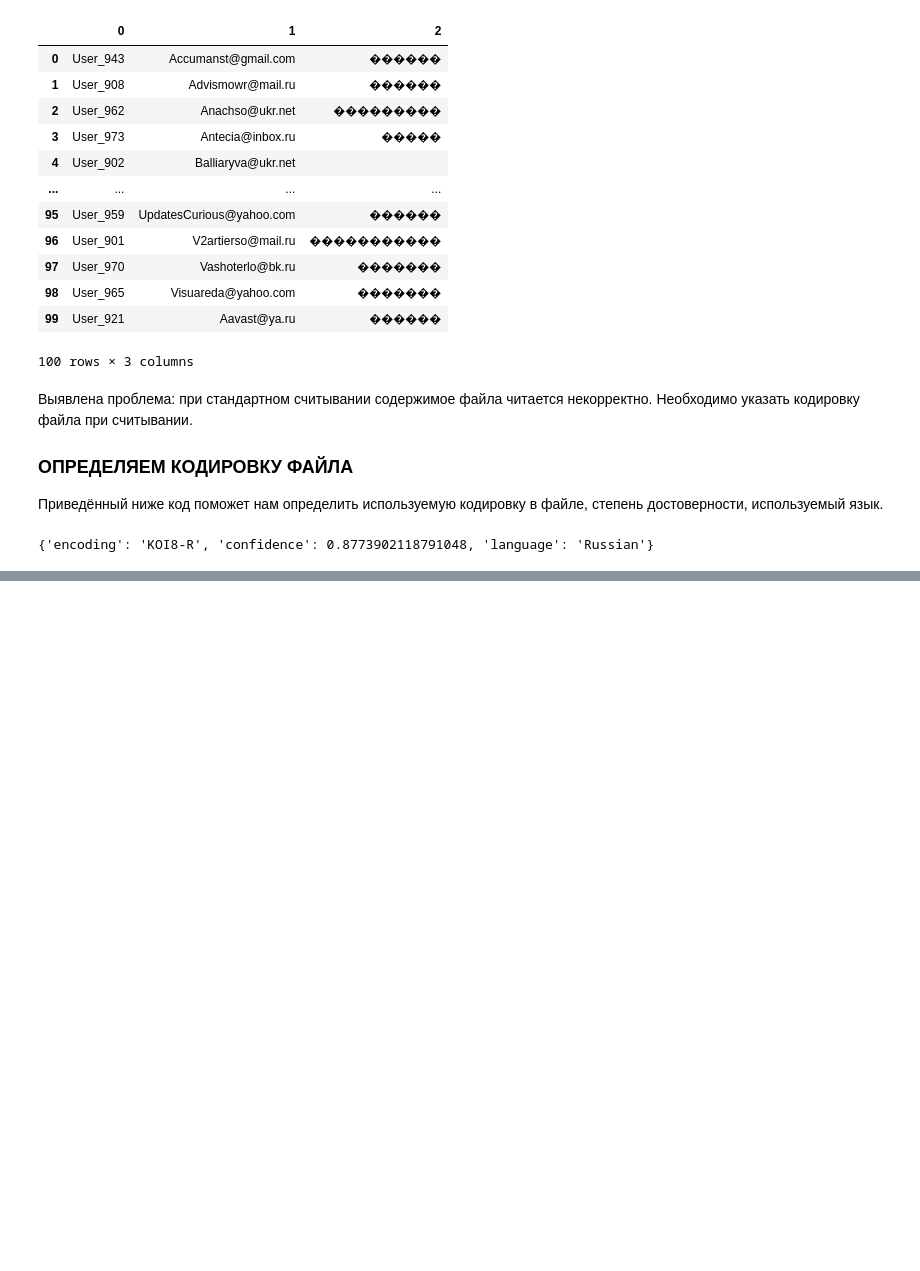
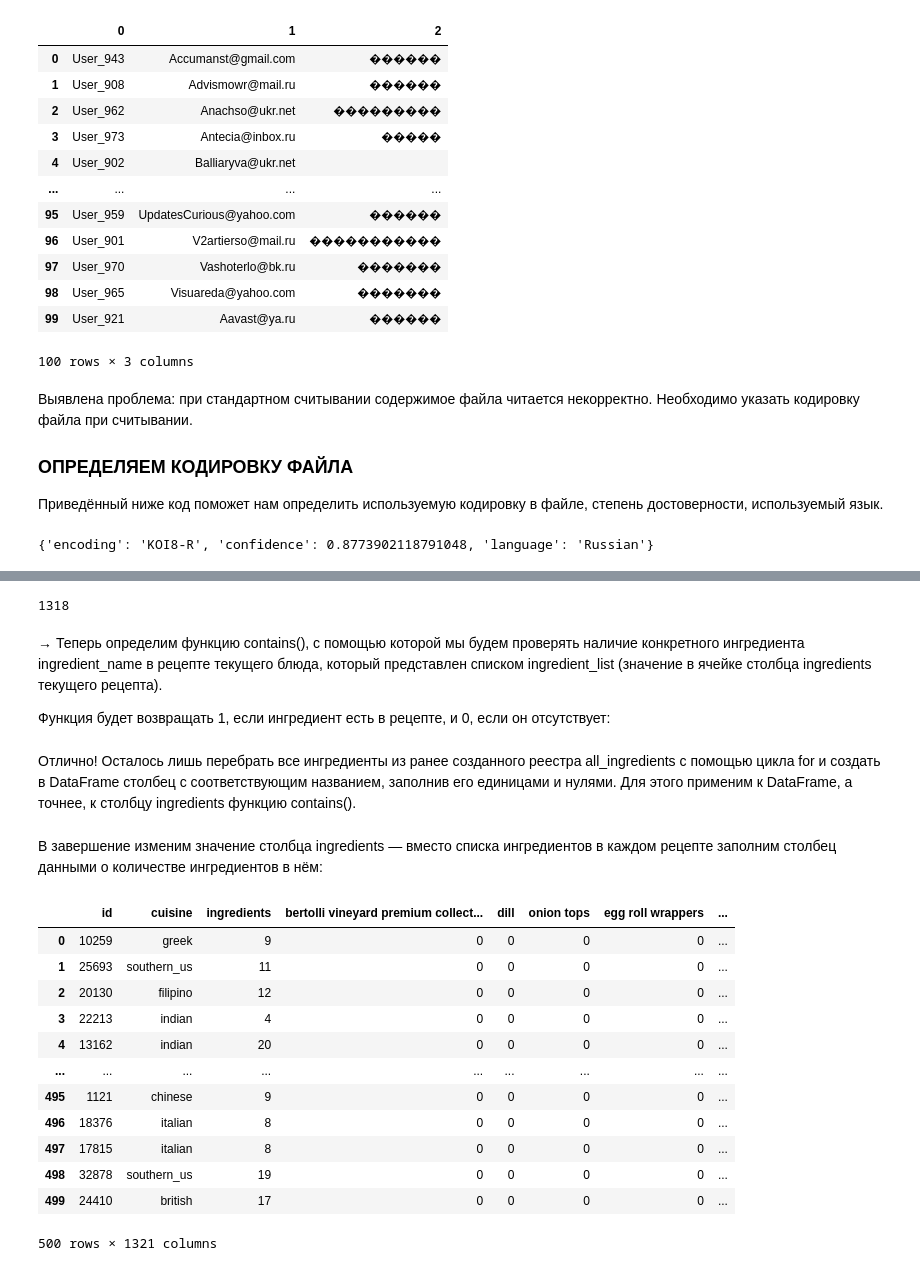
Before and after one commit to IvanMonakov/DataScience, a Jupyter notebook: PY_16_Uploading data/Uploading data.ipynb, the cells around one changed output, grey strips where cells are left out. Drawn from its saved outputs; the diff is of its cells as text; code cells hidden in the pictures; blank space fills up the shorter version.

```diff
--- a/PY_16_Uploading data/Uploading data.ipynb
+++ b/PY_16_Uploading data/Uploading data.ipynb
@@ -130,0 +519,8 @@ print(detector.close())
+# %%
+# Импортируем модуль pandas
+import pandas as pd
+# Создаём объект DataFrame, загружая содержимое файла recipes.json
+df = pd.read_json('data/recipes.json')
+
+# Выводим на экран первые строки полученного DataFrame
+display(df.head())
@@ -130,0 +567,51 @@ print(detector.close())
+# %%
+
+all_ingredients = set(ingredient for recipe in recipes for ingredient in recipe['ingredients'])
+len(all_ingredients)
+# %% [output]
+1318
+# %% [markdown]
+→ Теперь определим функцию contains(), с помощью которой мы будем проверять наличие конкретного ингредиента ingredient_name в рецепте текущего блюда, который представлен списком ingredient_list (значение в ячейке столбца ingredients текущего рецепта).
+
+ Функция будет возвращать 1, если ингредиент есть в рецепте, и 0, если он отсутствует:
+# %%
+# Определяем имя функции и передаваемые аргументы
+def contains(ingredient_list):
+    # Если ингредиент есть в текущем блюде,
+    if ingredient_name in ingredient_list:
+        # возвращаем значение 1
+        return 1
+    # Если ингредиента нет в текущем блюде,
+    else:
+        # возвращаем значение 0
+        return 0
+# %% [markdown]
+Отлично! Осталось лишь перебрать все ингредиенты из ранее созданного реестра all_ingredients с помощью цикла  for  и создать в DataFrame столбец с соответствующим названием, заполнив его единицами и нулями. Для этого применим к DataFrame, а точнее, к столбцу ingredients функцию contains().
+# %%
+# Последовательно перебираем ингредиенты в реестре all_ingredients
+for ingredient_name in all_ingredients:
+    # В DataFrame cоздаем столбец с именем текущего ингредиента
+    # и заполняем его единицами и нулями,
+    # используя ранее созданную функцию contains
+    df[ingredient_name] = df['ingredients'].apply(contains)
+# %% [markdown]
+В завершение изменим значение столбца ingredients — вместо списка ингредиентов в каждом рецепте заполним столбец данными о количестве ингредиентов в нём:
+# %%
+# Заменяем список ингредиентов в рецепте на их количество
+df['ingredients'] = df['ingredients'].apply(len)
+# Выводим содержимое полученного DataFrame на экран
+display(df)
+# %% [output]
+|  | id | cuisine | ingredients | bertolli vineyard premium collect... | dill | onion tops | egg roll wrappers | ... |
+| 0 | 10259 | greek | 9 | 0 | 0 | 0 | 0 | ... |
+| 1 | 25693 | southern_us | 11 | 0 | 0 | 0 | 0 | ... |
+| 2 | 20130 | filipino | 12 | 0 | 0 | 0 | 0 | ... |
+| 3 | 22213 | indian | 4 | 0 | 0 | 0 | 0 | ... |
+| 4 | 13162 | indian | 20 | 0 | 0 | 0 | 0 | ... |
+| ... | ... | ... | ... | ... | ... | ... | ... | ... |
+| 495 | 1121 | chinese | 9 | 0 | 0 | 0 | 0 | ... |
+| 496 | 18376 | italian | 8 | 0 | 0 | 0 | 0 | ... |
+| 497 | 17815 | italian | 8 | 0 | 0 | 0 | 0 | ... |
+| 498 | 32878 | southern_us | 19 | 0 | 0 | 0 | 0 | ... |
+| 499 | 24410 | british | 17 | 0 | 0 | 0 | 0 | ... |
+500 rows × 1321 columns
```
Also changed, not shown: parts of 54 cells of this notebook.
